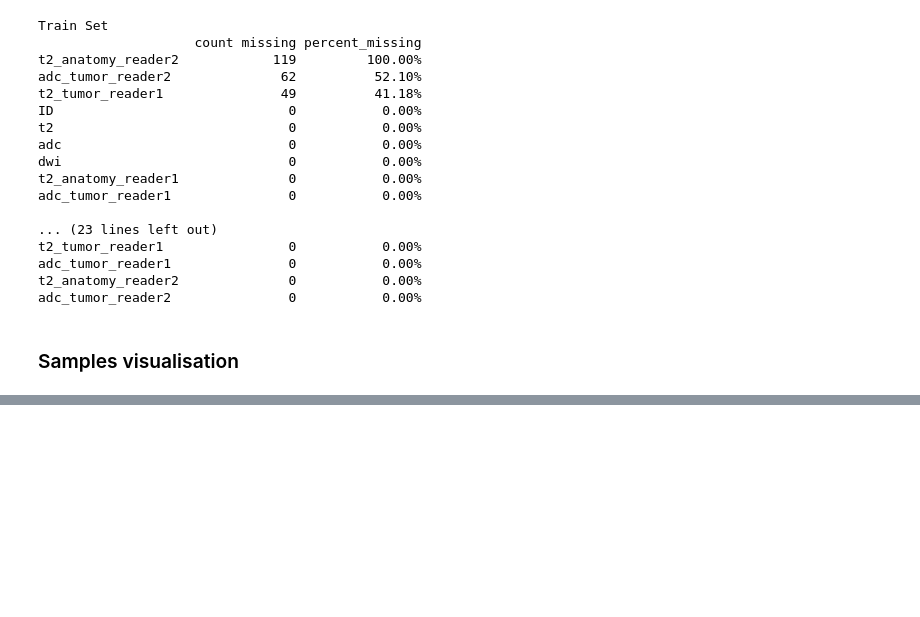
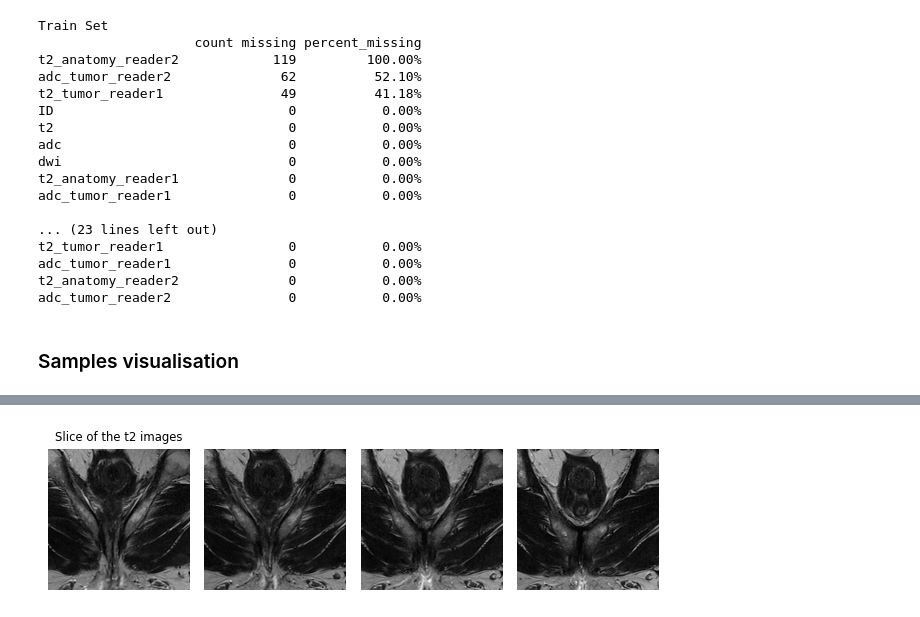
Before and after one commit to TinyRogue/Prostate-Cancer-MRI, a Jupyter notebook: main.ipynb, the cells around one changed output, grey strips where cells are left out. Saved outputs shown, nothing was run; the diff lists cells and outputs as text; code cells hidden in the pictures; blank space fills up the shorter version.

Commit message:
Test dataset sample visualisation

```diff
--- a/main.ipynb
+++ b/main.ipynb
@@ -10,10 +12,10 @@ import pandas as pd
 # %%
 train_dir = '../input/prostate15/prostate158_train/prostate158_train'
-train_csv = f'{train_dir}/train.csv'
-train_valid_csv = f'{train_dir}/valid.csv'
+train_csv = os.path.join(train_dir, 'train.csv')
+train_valid_csv = os.path.join(train_dir, 'valid.csv')
 
 test_dir = '../input/prostate15/prostate158_test/prostate158_test'
-test_csv = f'{test_dir}/test.csv'
+test_csv = os.path.join(test_dir, 'test.csv')
 # %%
 train_df = pd.read_csv(train_csv)
 valid_df = pd.read_csv(train_valid_csv)
@@ -123,0 +100,22 @@ train_df
+# %%
+def load_nii(f_name, dir=train_dir):
+    if (isinstance(f_name, str) == False):
+        raise Exception(f'Invalid filepath "{f_name}"" is not a string')
+    img = nib.load(os.path.join(dir, f_name))
+    data = img.get_fdata()
+    return (img, data)
+# %%
+t2, t2_data = load_nii(train_df.iloc[2]['t2'])
+t2_slice = t2_data[:, :, 4:8]
+img_count = t2_data_slice.shape[-1]
+fig, axs = plt.subplots(1, 4)
+for i in range(img_count):
+    axs.flat[i].imshow(ndi.rotate(t2_slice[:,:,i], 90), cmap='gray')
+    axs.flat[i].axis('off')
+
+axs.flat[0].set_title('Slice of the t2 images', size='small')
+plt.tight_layout()
+plt.axis('off')
+plt.show()
+# %% [output]
+[figure, added]
```
Also changed, not shown: parts of 5 cells of this notebook.
